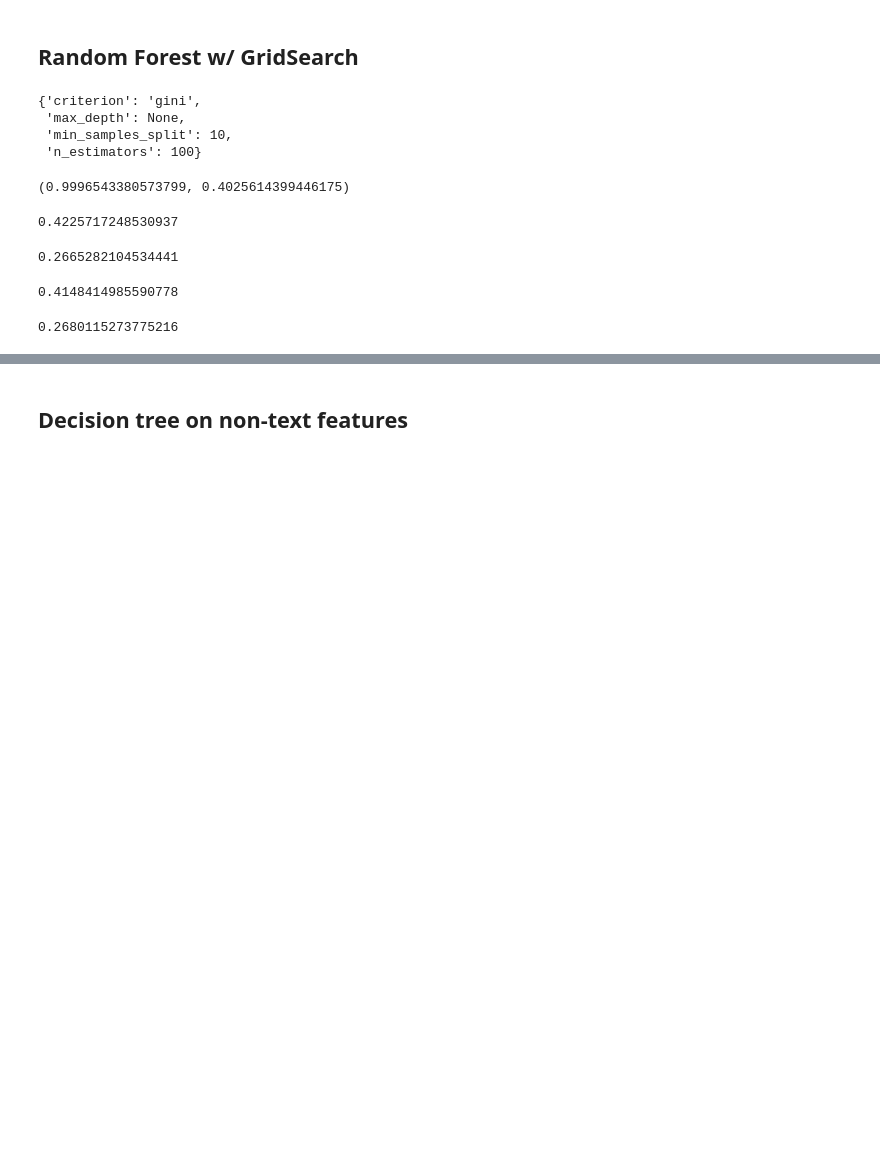
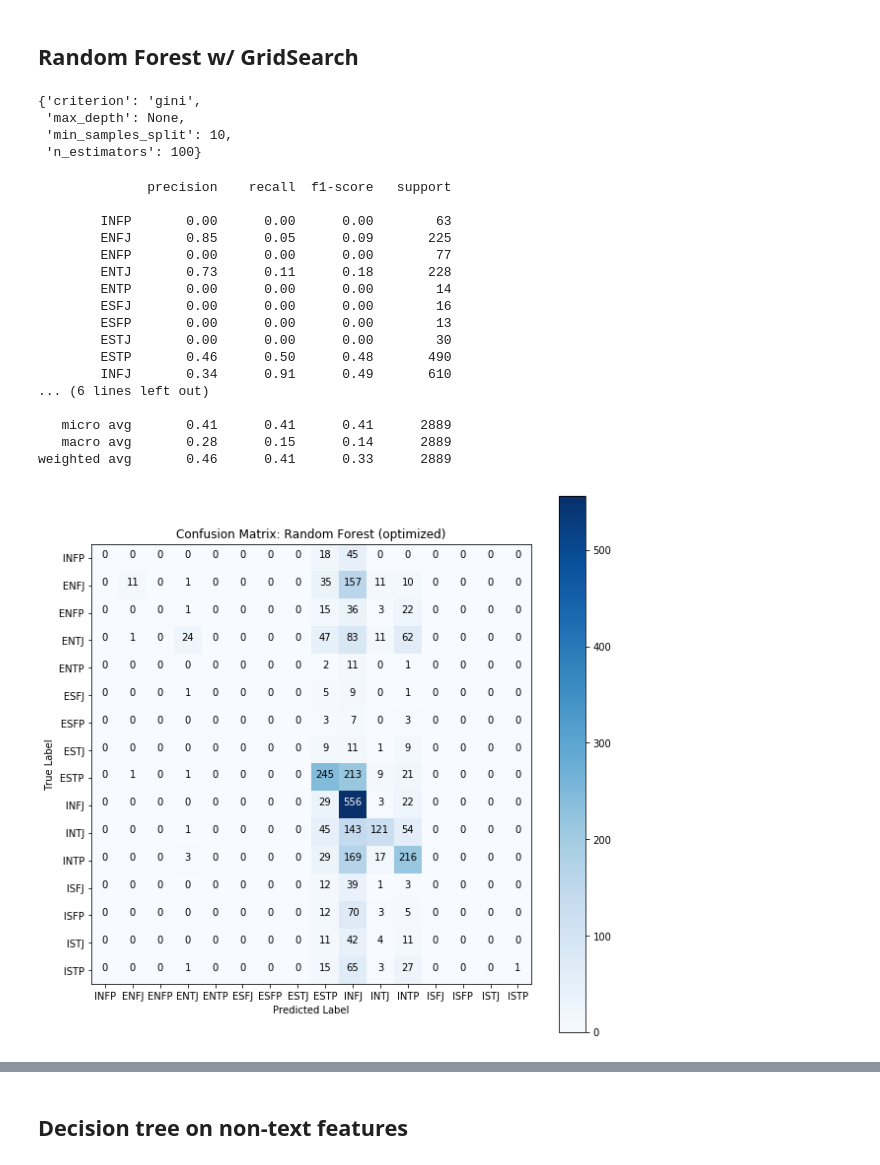
Before and after one commit to j-asonwang/myers-briggs-project, a Jupyter notebook: mbti.ipynb, the cells around one changed output, grey strips where cells are left out. Saved outputs shown, nothing was run; the diff lists cells and outputs as text; code cells hidden in the pictures; blank space fills up the shorter version.

```diff
--- a/mbti.ipynb
+++ b/mbti.ipynb
@@ -595,40 +544,27 @@ def random_forest_gs(criterion, max_depth, min_samples_split, n_estimators):
     train_accuracy1 = accuracy_score(y1_train, rf_train_preds1)
     test_accuracy1 = accuracy_score(y1_test, rf_test_preds1)
 
-    return train_accuracy1, test_accuracy1
+    return train_accuracy1, test_accuracy1, rf_test_preds1, y1_test, rf_classifier
 # %%
-random_forest_gs('gini', None, 10, 100)
+train_accuracy1, test_accuracy1, rf_test_preds1, y1_test, rf_classifier = random_forest_gs('gini', None, 10, 100)
-# %% [output]
-(0.9996543380573799, 0.4025614399446175)
-# %%
-x1 = df_mbti.joined_lemmatized
-y1 = df_mbti.type
-x1_train, x1_test, y1_train, y1_test = train_test_split(x1, y1, test_size = 0.2, shuffle = True, random_state = 10, stratify = y)
-
-vectorizer = TfidfVectorizer()
-tfidf_x_train1 = vectorizer.fit_transform(x1_train)
-tfidf_x_test1 = vectorizer.transform(x1_test)
-
-rf_classifier = RandomForestClassifier(criterion = 'gini', n_estimators = 80, max_depth = 10, min_samples_split = 2)
-rf_classifier.fit(tfidf_x_train1, y1_train)
-rf_train_preds1 = rf_classifier.predict(tfidf_x_train1)
-rf_test_preds1 = rf_classifier.predict(tfidf_x_test1)
-
-train_accuracy1 = accuracy_score(y1_train, rf_train_preds1)
-test_accuracy1 = accuracy_score(y1_test, rf_test_preds1)
-# %%
-train_accuracy
-# %% [output]
-0.4225717248530937
-# %%
-test_accuracy
-# %% [output]
-0.2665282104534441
-# %%
-train_accuracy1
-# %% [output]
-0.4148414985590778
-# %%
-test_accuracy1
-# %% [output]
-0.2680115273775216
+# %%
+get_model_data(y1_test, rf_test_preds1, "Random Forest (optimized)")
+# %% [output]
+              precision    recall  f1-score   support
+
+        INFP       0.00      0.00      0.00        63
+        ENFJ       0.85      0.05      0.09       225
+        ENFP       0.00      0.00      0.00        77
+        ENTJ       0.73      0.11      0.18       228
+        ENTP       0.00      0.00      0.00        14
+        ESFJ       0.00      0.00      0.00        16
+        ESFP       0.00      0.00      0.00        13
+        ESTJ       0.00      0.00      0.00        30
+        ESTP       0.46      0.50      0.48       490
+        INFJ       0.34      0.91      0.49       610
+... (6 lines left out)
+
+   micro avg       0.41      0.41      0.41      2889
+   macro avg       0.28      0.15      0.14      2889
+weighted avg       0.46      0.41      0.33      2889
+[figure, added]
```
Also changed, not shown: parts of 97 cells of this notebook.
